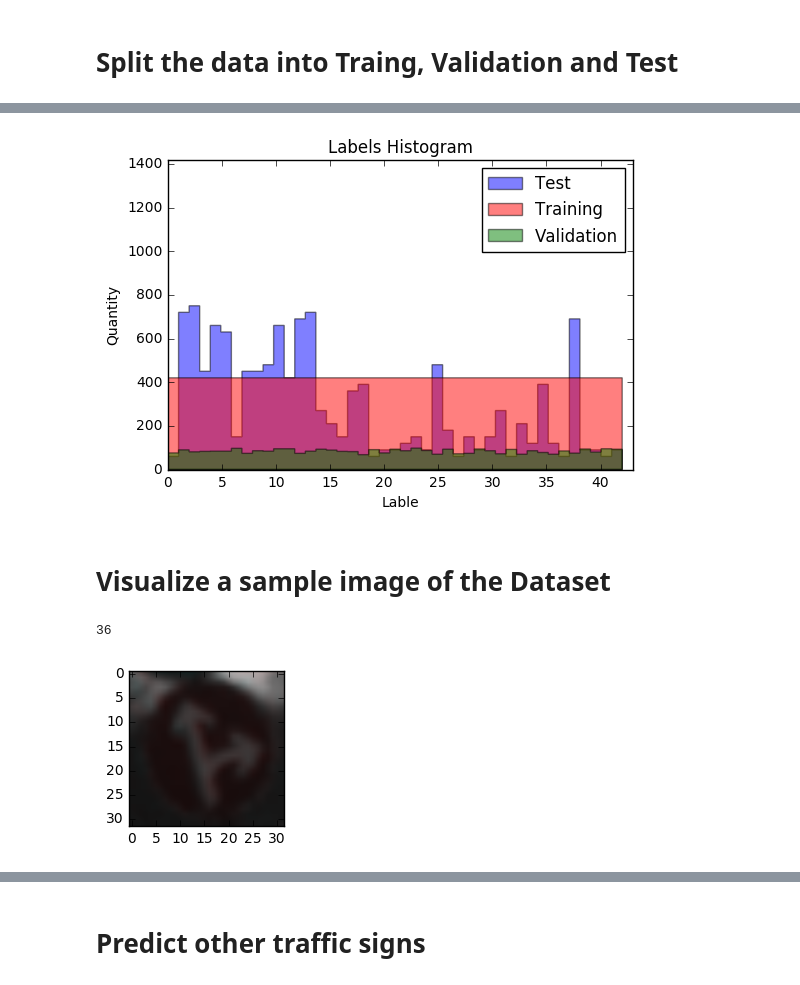
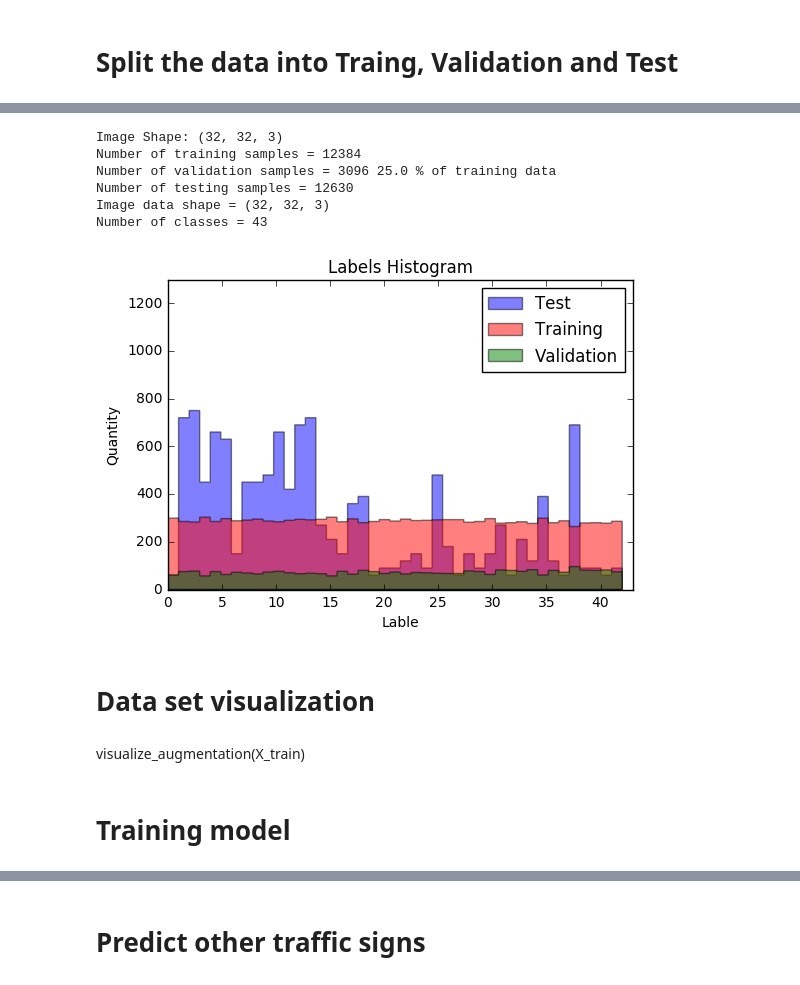
Before and after one commit to cuevas1208/Traffic_Sign_Classifier, a Jupyter notebook: main.ipynb, the cells around one changed output, grey strips where cells are left out. Drawn from its saved outputs; the diff is of its cells as text; code cells hidden in the pictures.

```diff
--- a/main.ipynb
+++ b/main.ipynb
@@ -102,11 +18,8 @@ def pre_process_data():
 # %%
- # Load pickled data
-import os.path
-import pickle
-
 #Fill this in based on where you saved the training and testing data
 testing_file = "traffic-signs-data/test.p"
 valid_file = "traffic-signs-data/valid.p"
+preProcFile = "traffic-signs-data/preProcData_pickle.p"
 
 with open(testing_file, mode='rb') as f:
     test = pickle.load(f)
@@ -118,23 +31,32 @@ X_test, y_test = test['features'], test['labels']
 X_valid, y_valid = valid['features'], valid['labels']
 
 
-if not os.path.isfile("traffic-signs-data/preProcData_pickle.p"):
-    # Load the camera calibration result
-    X_Data, y_Data = pre_process_data()
+if not os.path.isfile(preProcFile):
+    # Load training data
+    training_file = "traffic-signs-data/traina.p"
+    with open(training_file, mode='rb') as f:
+        train = pickle.load(f)
+
+    X_Train, y_Train = train['features'], train['labels']
+    X_train, y_train = pre_process_data(X_Train, y_Train, 3)
+
+    #Save pre-processed data
+    dist_pickle = {}
+    dist_pickle["X_Data"] = X_train
+    dist_pickle["y_Data"] = y_train
+    pickle.dump( dist_pickle, open( preProcFile, "wb" ))
 
 else:
-    # Load the camera calibration result
-    dist_pickle = pickle.load( open("traffic-signs-data/preProcData_pickle.p", "rb") )
-    X_Data = dist_pickle["X_Data"]
-    y_Data = dist_pickle["y_Data"]
+    dist_pickle = pickle.load( open(preProcFile, "rb") )
+    X_train = dist_pickle["X_Data"]
+    y_train = dist_pickle["y_Data"]
 # %% [markdown]
 # Split the data into Traing, Validation and Test
 # %%
 #Shuffle training data
 from sklearn.utils import shuffle
 
-X_train, X_valid, y_train, y_valid = train_test_split(X_Data, y_Data, test_size=0.20, random_state=42)
-#X_train, y_train = shuffle(X_Data, y_Data)
+X_train, X_valid, y_train, y_valid = train_test_split(X_train, y_train, test_size=0.20, random_state=42)
 
 assert(len(X_train) == len(y_train))
 assert(len(X_valid) == len(y_valid))
@@ -162,32 +64,16 @@ Number of classes = 43
-# %%
-import matplotlib.pyplot as plt
-from numpy.random import normal, uniform
-bins = n_classes
-
-plt.hist(y_test, bins=bins, histtype='stepfilled', color='b', alpha=.5, label='Test')
-plt.hist(y_Data, bins=bins, histtype='stepfilled', color='r', alpha=.5, label='Training')
-plt.hist(y_valid, bins=bins, histtype='stepfilled', color='g', alpha=.5, label='Validation')
-
-plt.title("Labels Histogram")
-plt.xlabel("Lable")
-plt.ylabel("Quantity")
-plt.axis([0, 43,  0, counts[0]+1000])
-
-plt.legend()
-plt.show()
-# %% [output]
-[figure, removed]
-# %% [markdown]
-# Visualize a sample image of the Dataset
-# %%
-import numpy as np
-import matplotlib.pyplot as plt
-
-index = random.randint(0, len(X_train))
-image = X_train[index].squeeze()
-plt.figure(figsize=(2,2))
-plt.imshow(image)
-print(y_train[index])
-# %% [output]
-36
-[figure, removed]
+# %%
+dataSetInfo(X_train, y_train, X_test, y_test, X_valid, y_valid)
+# %% [output]
+Image Shape: (32, 32, 3)
+Number of training samples = 12384
+Number of validation samples = 3096 25.0 % of training data
+Number of testing samples = 12630
+Image data shape = (32, 32, 3)
+Number of classes = 43
+[figure, added]
+# %% [markdown]
+# Data set visualization
+# %% [markdown]
+visualize_augmentation(X_train)
+# %% [markdown]
+# Training model
```
Also changed, not shown: parts of 21 cells of this notebook, 25 other files.
